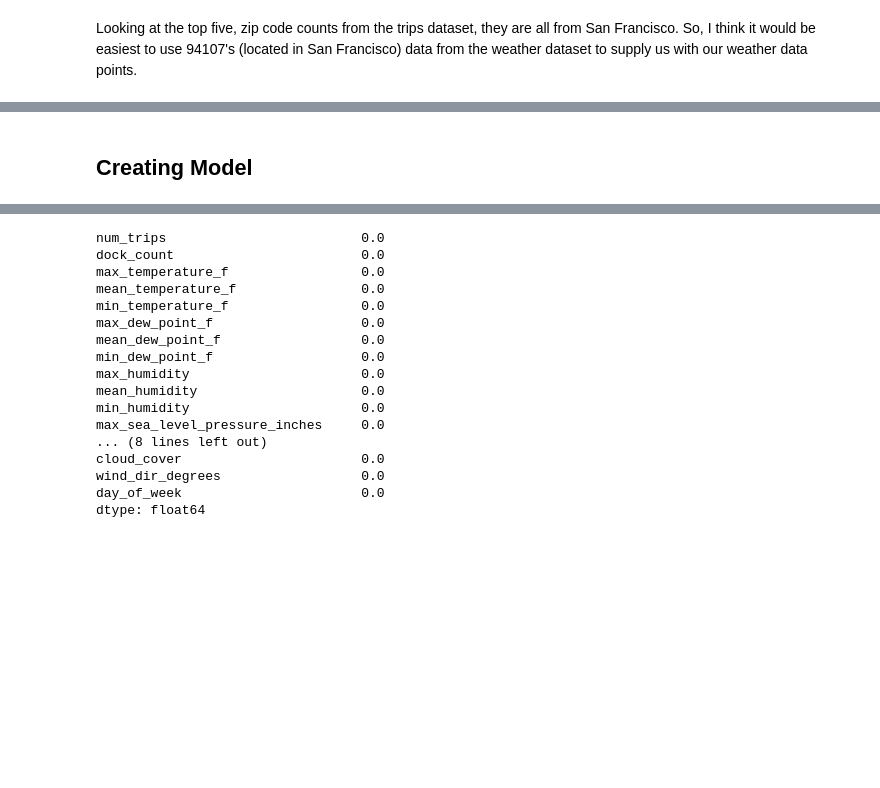
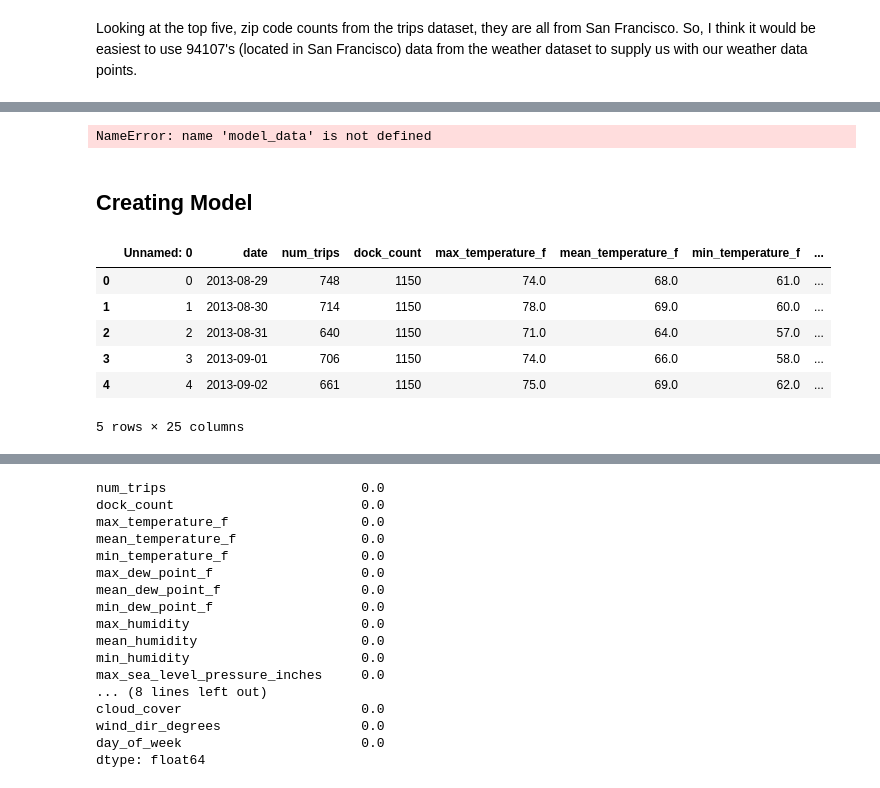
Before and after one commit to medmorales/Bike-Share-Regression-Model, a Jupyter notebook: SF Bike Share Prediction Model.ipynb, the cells around one changed output, grey strips where cells are left out. Cells and saved outputs as stored; diff of their text form; code cells hidden in the pictures; blank space fills up the shorter version.

```diff
--- a/SF Bike Share Prediction Model.ipynb
+++ b/SF Bike Share Prediction Model.ipynb
@@ -394,0 +190,3 @@ That worked!
+# %%
+pd.set_option('display.max_rows', 500)
+weather.head(200)
@@ -515,2 +238,6 @@ train_data.head()
+# %%
+model_data.to_csv('model_data.csv')
+# %% [output]
+NameError: name 'model_data' is not defined
 # %% [markdown]
 ## Creating Model
@@ -516,0 +246,10 @@ train_data.head()
+# %%
+train.head()
+# %% [output]
+|  | Unnamed: 0 | date | num_trips | dock_count | max_temperature_f | mean_temperature_f | min_temperature_f | ... |
+| 0 | 0 | 2013-08-29 | 748 | 1150 | 74.0 | 68.0 | 61.0 | ... |
+| 1 | 1 | 2013-08-30 | 714 | 1150 | 78.0 | 69.0 | 60.0 | ... |
+| 2 | 2 | 2013-08-31 | 640 | 1150 | 71.0 | 64.0 | 57.0 | ... |
+| 3 | 3 | 2013-09-01 | 706 | 1150 | 74.0 | 66.0 | 58.0 | ... |
+| 4 | 4 | 2013-09-02 | 661 | 1150 | 75.0 | 69.0 | 62.0 | ... |
+5 rows × 25 columns
```
Also changed, not shown: parts of 58 cells of this notebook.
